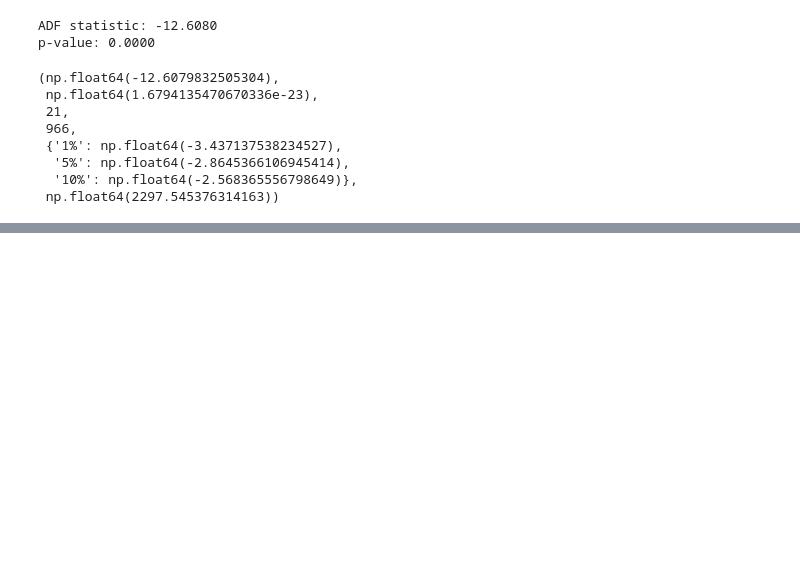
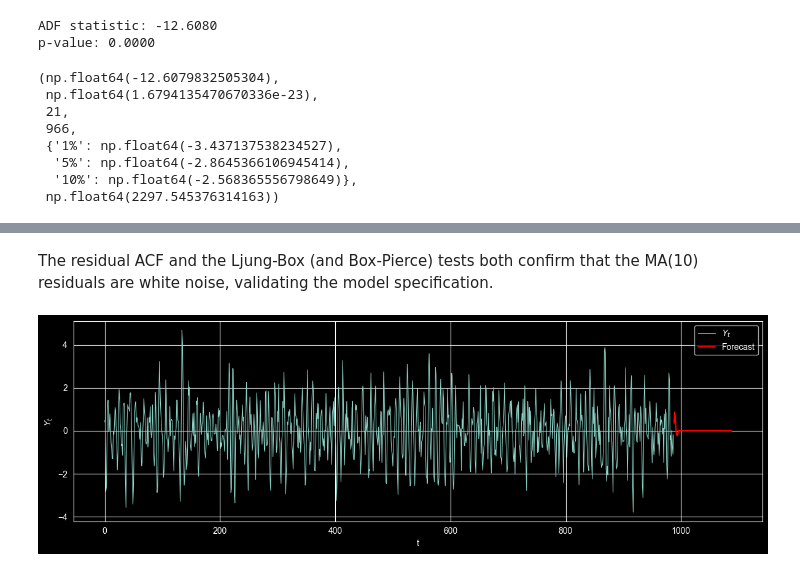
Before and after one commit to cyriaque04/timeseries-arma-sarima-forecast, a Jupyter notebook: 02_stationnarisation_estimation_modelisation.ipynb, the cells around one changed output, grey strips where cells are left out. Cells and saved outputs as stored; diff of their text form; code cells hidden in the pictures; blank space fills up the shorter version.

```diff
--- a/02_stationnarisation_estimation_modelisation.ipynb
+++ b/02_stationnarisation_estimation_modelisation.ipynb
@@ -164,0 +383,16 @@ Here the p-value is lower than 0.05 so we can reject H0. Hence the series is lik
+# %% [markdown]
+The residual ACF and the Ljung-Box (and Box-Pierce) tests both confirm that the MA(10) residuals are white noise, validating the model specification.
+# %%
+forecast_MA_10 = model_MA_10.forecast(steps=100)
+
+plt.figure(figsize=(12, 4))
+plt.plot(df["Yt"].dropna().values, label="$Y_t$", linewidth=0.8)
+plt.plot(range(len(df["Yt"].dropna()), len(df["Yt"].dropna()) + 100),
+         forecast_MA_10, label="Forecast", color="red")
+plt.xlabel("t")
+plt.ylabel("$Y_t$")
+plt.legend()
+plt.tight_layout()
+plt.show()
+# %% [output]
+[figure, added]
```
Also changed, not shown: parts of 27 cells of this notebook, 1 other file.
